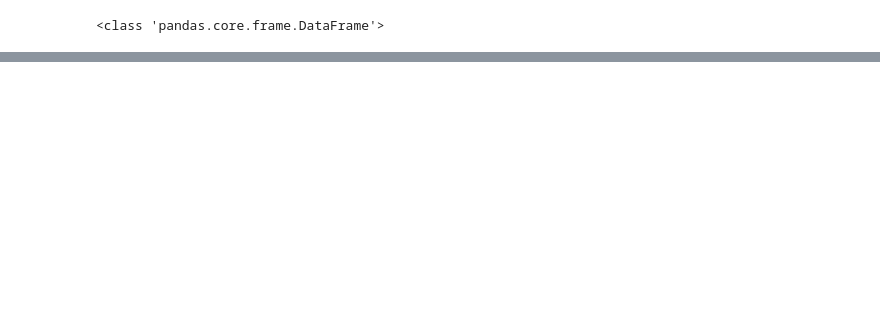
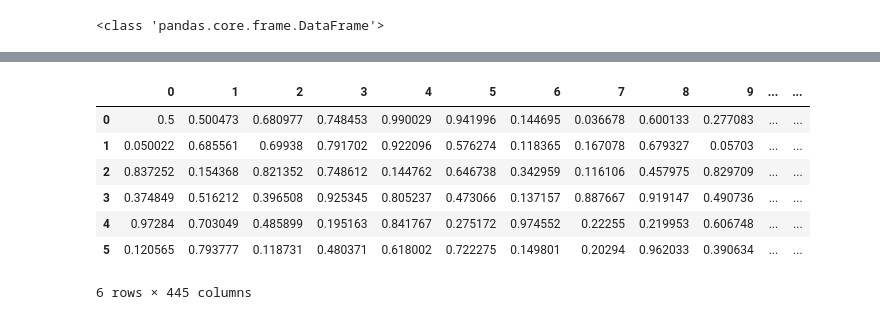
Before and after one commit to Brodevil/Competative-Programming, a Jupyter notebook: Learning/Pandas_.ipynb, the cells around one changed output, grey strips where cells are left out. Drawn from its saved outputs; the diff is of its cells as text; code cells hidden in the pictures; blank space fills up the shorter version.

```diff
--- a/Learning/Pandas_.ipynb
+++ b/Learning/Pandas_.ipynb
@@ -178,0 +176,2 @@ new_df.head()
+# %%
+new_df[0][0] = 0.5
@@ -178,0 +187,11 @@ new_df.head()
+# %%
+new_df.T
+# %% [output]
+|  | 0 | 1 | 2 | 3 | 4 | 5 | 6 | 7 | 8 | 9 | ... | ... |
+| 0 | 0.5 | 0.500473 | 0.680977 | 0.748453 | 0.990029 | 0.941996 | 0.144695 | 0.036678 | 0.600133 | 0.277083 | ... | ... |
+| 1 | 0.050022 | 0.685561 | 0.69938 | 0.791702 | 0.922096 | 0.576274 | 0.118365 | 0.167078 | 0.679327 | 0.05703 | ... | ... |
+| 2 | 0.837252 | 0.154368 | 0.821352 | 0.748612 | 0.144762 | 0.646738 | 0.342959 | 0.116106 | 0.457975 | 0.829709 | ... | ... |
+| 3 | 0.374849 | 0.516212 | 0.396508 | 0.925345 | 0.805237 | 0.473066 | 0.137157 | 0.887667 | 0.919147 | 0.490736 | ... | ... |
+| 4 | 0.97284 | 0.703049 | 0.485899 | 0.195163 | 0.841767 | 0.275172 | 0.974552 | 0.22255 | 0.219953 | 0.606748 | ... | ... |
+| 5 | 0.120565 | 0.793777 | 0.118731 | 0.480371 | 0.618002 | 0.722275 | 0.149801 | 0.20294 | 0.962033 | 0.390634 | ... | ... |
+6 rows × 445 columns
```
Also changed, not shown: parts of 16 cells of this notebook.
